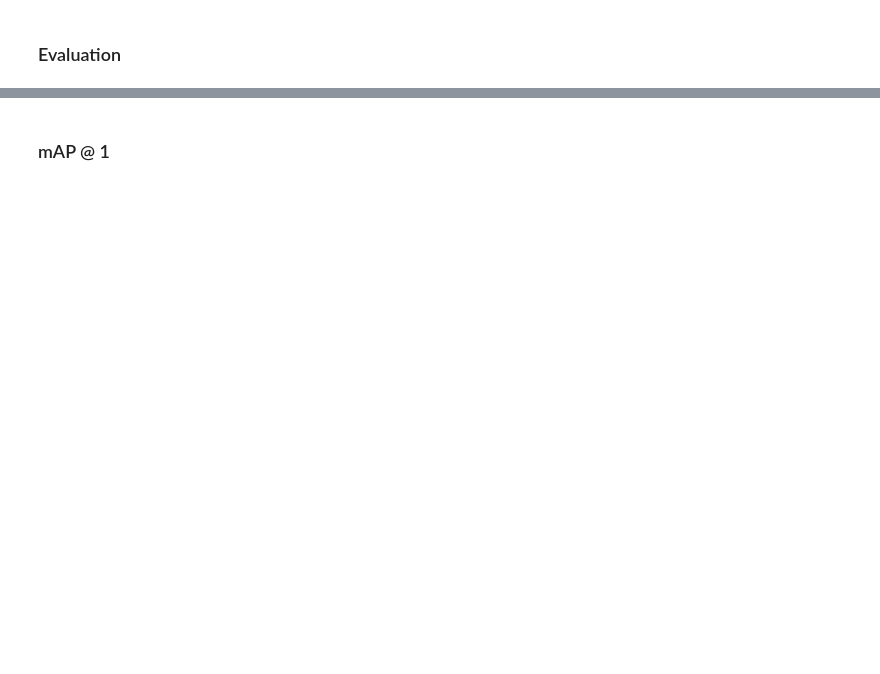
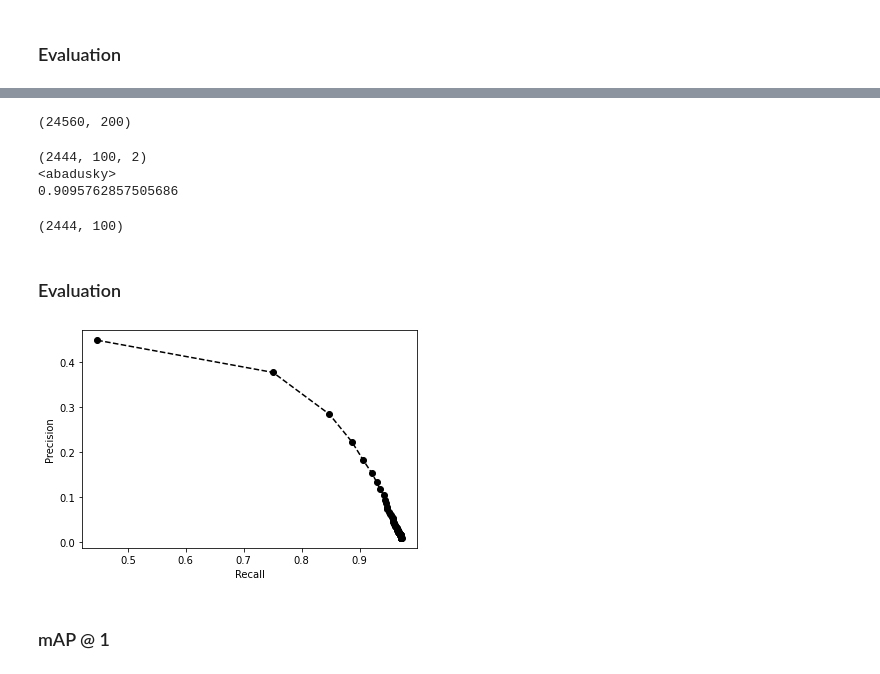
Before and after one commit to colonialjelly/name-matching, a Jupyter notebook: notebooks/autoencoder-pr-curve.ipynb, the cells around one changed output, grey strips where cells are left out. Drawn from its saved outputs; the diff is of its cells as text; code cells hidden in the pictures; blank space fills up the shorter version.

```diff
--- a/notebooks/autoencoder-pr-curve.ipynb
+++ b/notebooks/autoencoder-pr-curve.ipynb
@@ -68,5 +183,31 @@ candidates = utils.get_candidates_batch(X_input_names_encoded,
+# %%
+print(X_candidates_encoded.shape)
+# %% [output]
+(24560, 200)
+# %%
+k = 100
+candidates = utils.get_candidates_batch(X_input_names_encoded,
+                                        X_candidates_encoded,
+                                        all_candidates,
+                                        num_candidates=k)
+print(candidates.shape)
+print(candidates[0,0,0])
+print(candidates[0,0,1])
+# %% [output]
+(2444, 100, 2)
+<abadusky>
+0.9095762857505686
 # %%
 candidate_names = candidates[:, :, 0]
+print(candidate_names.shape)
+# %% [output]
+(2444, 100)
+# %% [markdown]
+### Evaluation
+# %%
+metrics.precision_recall_curve(relevant_names_test, candidate_names, k)
+# %% [output]
+[figure, added]
 # %% [markdown]
 ### mAP @ 1
 # %%
```
Also changed, not shown: parts of 39 cells of this notebook, 10 other files.
